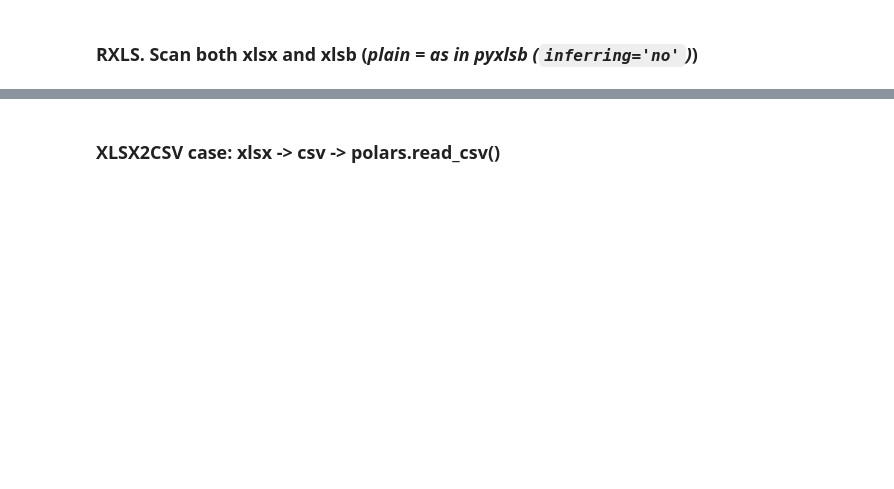
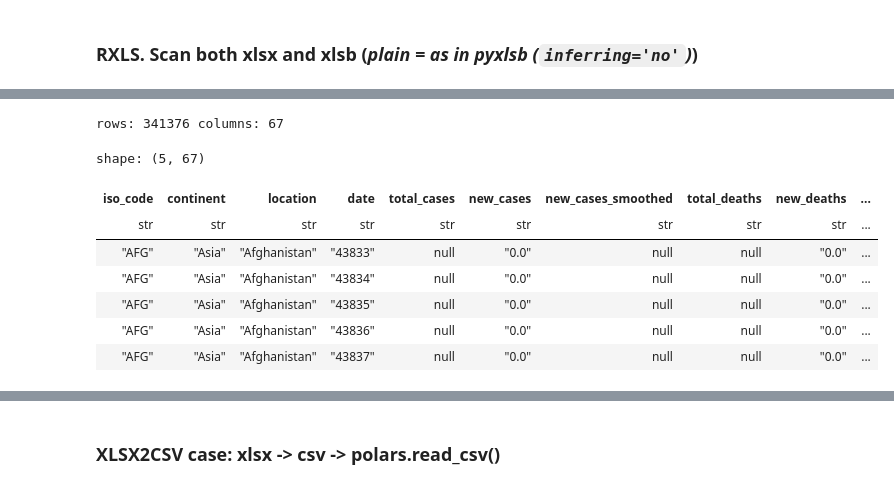
Before and after one commit to SaelKimberly/rxls, a Jupyter notebook: benchmarks.ipynb, the cells around one changed output, grey strips where cells are left out. Saved outputs shown, nothing was run; the diff lists cells and outputs as text; code cells hidden in the pictures; blank space fills up the shorter version.

```diff
--- a/benchmarks.ipynb
+++ b/benchmarks.ipynb
@@ -131,0 +119,13 @@ shape: (5, 21)
+# %%
+show_df(scan_rxls_xlsb_plain())
+# 11m 1.5s (341376 rows, 67 columns)
+# %% [output]
+rows: 341376 columns: 67
+shape: (5, 67)
+| iso_code | continent | location | date | total_cases | new_cases | new_cases_smoothed | total_deaths | new_deaths | ... |
+| str | str | str | str | str | str | str | str | str | ... |
+| "AFG" | "Asia" | "Afghanistan" | "43833" | null | "0.0" | null | null | "0.0" | ... |
+| "AFG" | "Asia" | "Afghanistan" | "43834" | null | "0.0" | null | null | "0.0" | ... |
+| "AFG" | "Asia" | "Afghanistan" | "43835" | null | "0.0" | null | null | "0.0" | ... |
+| "AFG" | "Asia" | "Afghanistan" | "43836" | null | "0.0" | null | null | "0.0" | ... |
+| "AFG" | "Asia" | "Afghanistan" | "43837" | null | "0.0" | null | null | "0.0" | ... |
```
Also changed, not shown: parts of 39 cells of this notebook.
